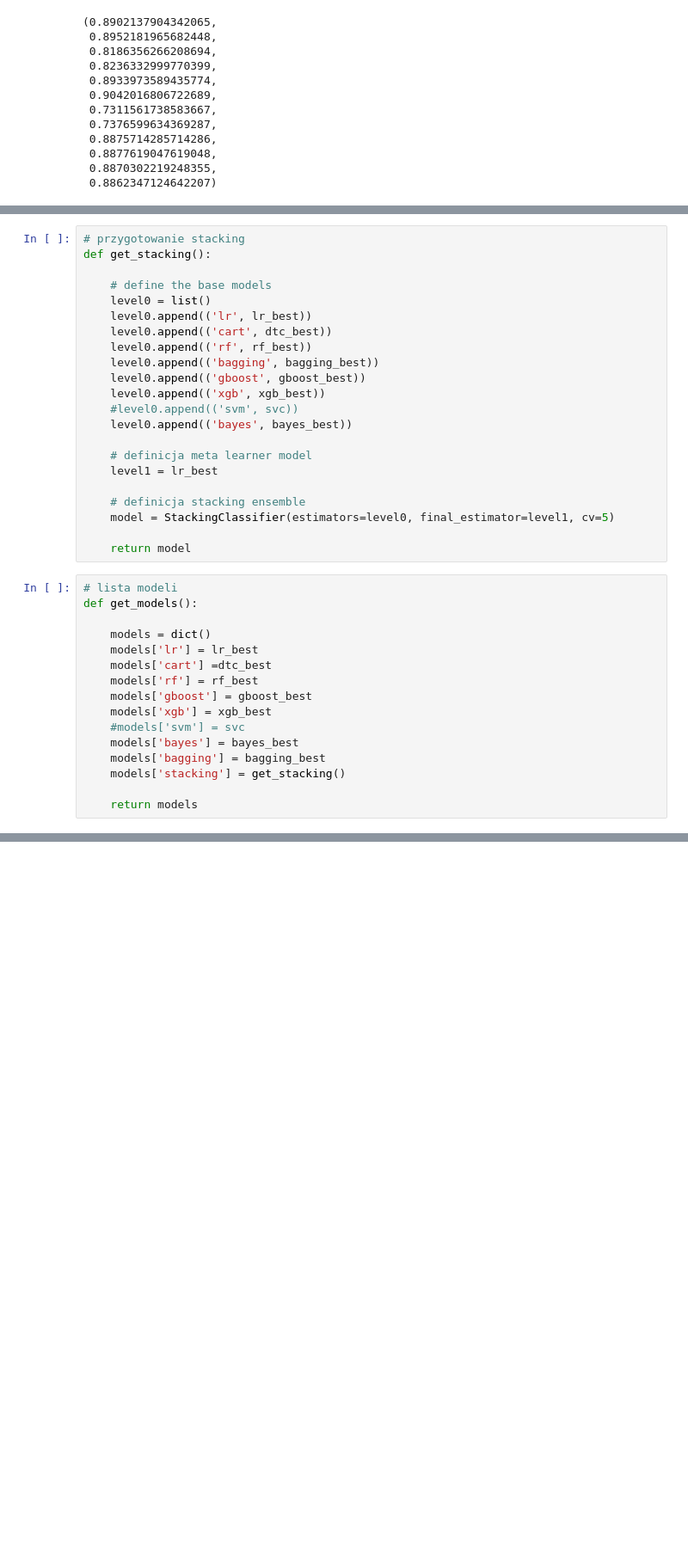
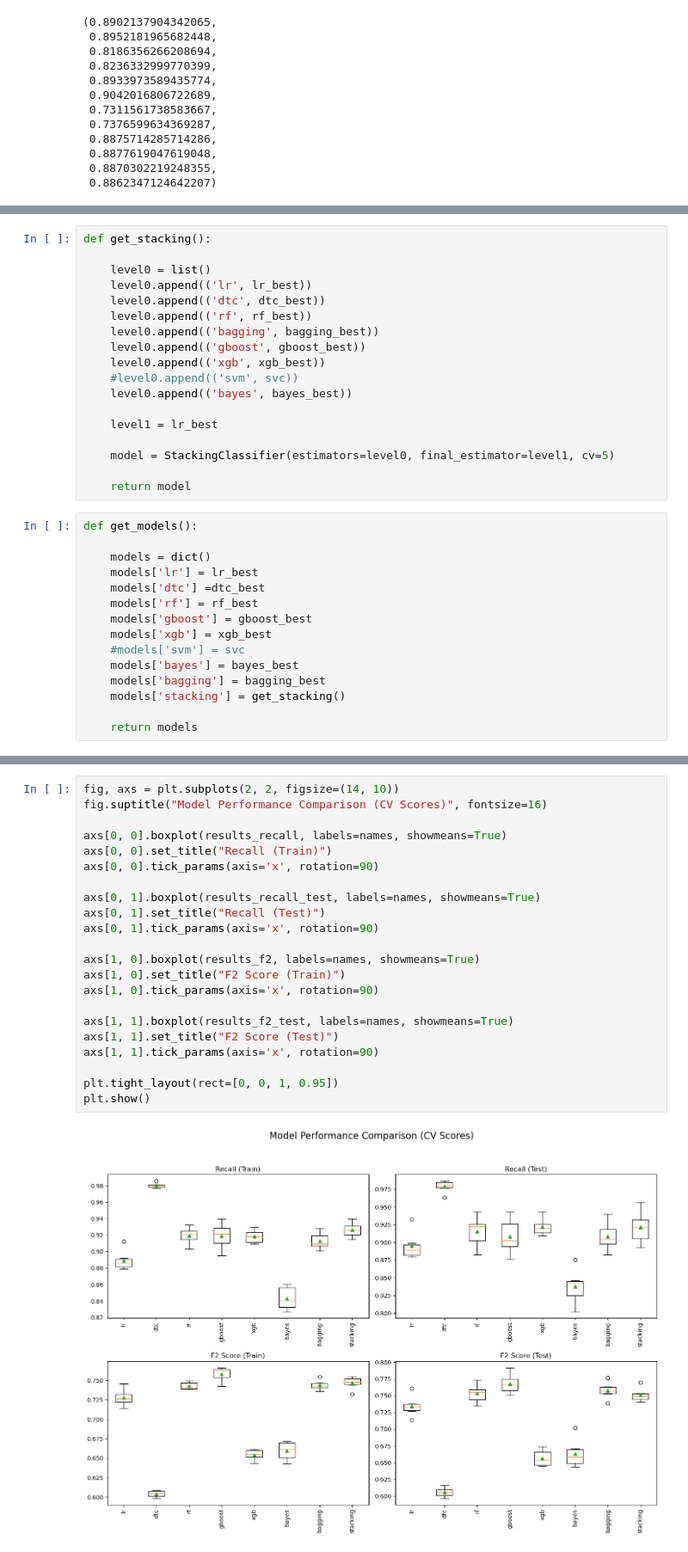
Before and after one commit to kasia-sko/ML, a Jupyter notebook: projekt_1/budowa_krok_2_1.ipynb, the cells around one changed output, grey strips where cells are left out. Shown at 86% size. Saved outputs shown, nothing was run; the diff lists cells and outputs as text; blank space fills up the shorter version.

```diff
--- a/projekt_1/budowa_krok_2_1.ipynb
+++ b/projekt_1/budowa_krok_2_1.ipynb
@@ -1467,11 +1458,9 @@ Test Confusion Matrix:
 # %%
-# przygotowanie stacking
 def get_stacking():
 
-    # define the base models
     level0 = list()
     level0.append(('lr', lr_best))
-    level0.append(('cart', dtc_best))
+    level0.append(('dtc', dtc_best))
     level0.append(('rf', rf_best))
     level0.append(('bagging', bagging_best))
     level0.append(('gboost', gboost_best))
@@ -1479,20 +1468,17 @@ def get_stacking():
     #level0.append(('svm', svc))
     level0.append(('bayes', bayes_best))
 
-    # definicja meta learner model
     level1 = lr_best
 
-    # definicja stacking ensemble
     model = StackingClassifier(estimators=level0, final_estimator=level1, cv=5)
 
     return model
 # %%
-# lista modeli
 def get_models():
 
     models = dict()
     models['lr'] = lr_best
-    models['cart'] =dtc_best
+    models['dtc'] =dtc_best
     models['rf'] = rf_best
     models['gboost'] = gboost_best
     models['xgb'] = xgb_best
@@ -1587,0 +1543,24 @@ plt.show()
+# %%
+fig, axs = plt.subplots(2, 2, figsize=(14, 10))
+fig.suptitle("Model Performance Comparison (CV Scores)", fontsize=16)
+
+axs[0, 0].boxplot(results_recall, labels=names, showmeans=True)
+axs[0, 0].set_title("Recall (Train)")
+axs[0, 0].tick_params(axis='x', rotation=90)
+
+axs[0, 1].boxplot(results_recall_test, labels=names, showmeans=True)
+axs[0, 1].set_title("Recall (Test)")
+axs[0, 1].tick_params(axis='x', rotation=90)
+
+axs[1, 0].boxplot(results_f2, labels=names, showmeans=True)
+axs[1, 0].set_title("F2 Score (Train)")
+axs[1, 0].tick_params(axis='x', rotation=90)
+
+axs[1, 1].boxplot(results_f2_test, labels=names, showmeans=True)
+axs[1, 1].set_title("F2 Score (Test)")
+axs[1, 1].tick_params(axis='x', rotation=90)
+
+plt.tight_layout(rect=[0, 0, 1, 0.95])
+plt.show()
+# %% [output]
+[figure, added]
```
Also changed, not shown: parts of 51 cells of this notebook.
